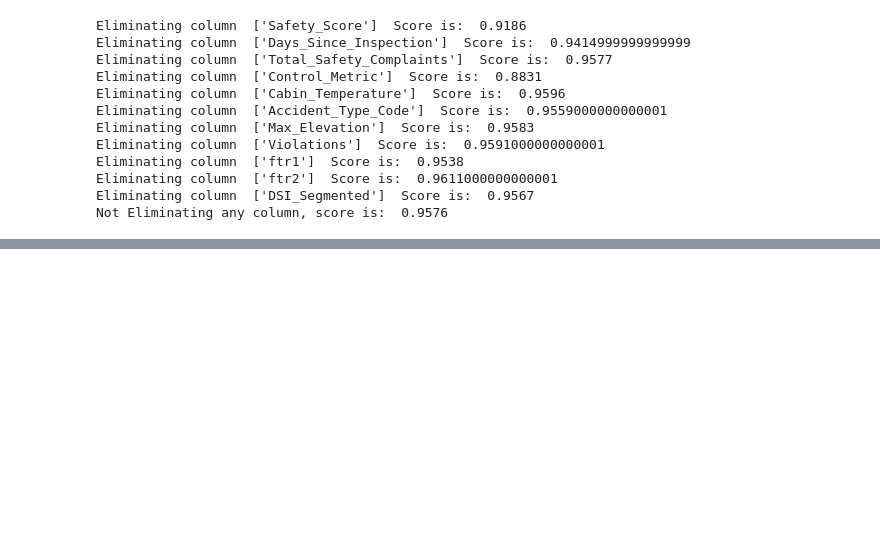
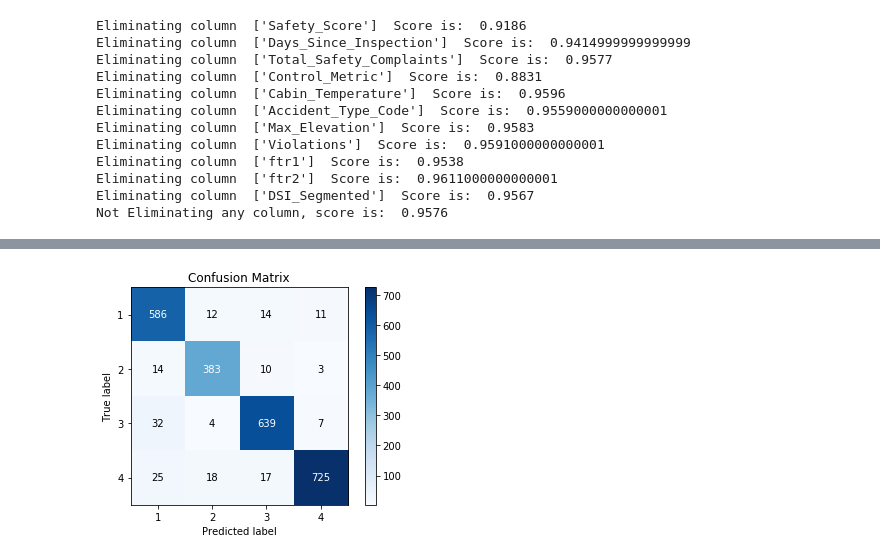
Before and after one commit to prabardash/Hackerearth-Airplane-ML-Challenge, a Jupyter notebook: Tree Based Models + Evaluation.ipynb, the cells around one changed output, grey strips where cells are left out. Cells and saved outputs as stored; diff of their text form; code cells hidden in the pictures; blank space fills up the shorter version.

```diff
--- a/Tree Based Models + Evaluation.ipynb
+++ b/Tree Based Models + Evaluation.ipynb
@@ -379,0 +436,13 @@ NameError: name 'all_cols' is not defined
+# %%
+from scikitplot.metrics import plot_confusion_matrix, plot_roc
+
+labels = list(data_rf['Severity'].unique())
+plot_confusion_matrix(test_y, rf.predict(test_X[all_cols]))
+
+num_classes = 4
+plt.ylim(num_classes-0.5, -0.5)
+plt.xlim(-0.5, num_classes-0.5)
+#plt.legend(['a','b','c','d'])
+plt.show()
+# %% [output]
+[figure, added]
```
Also changed, not shown: parts of 26 cells of this notebook, 3 other files.
